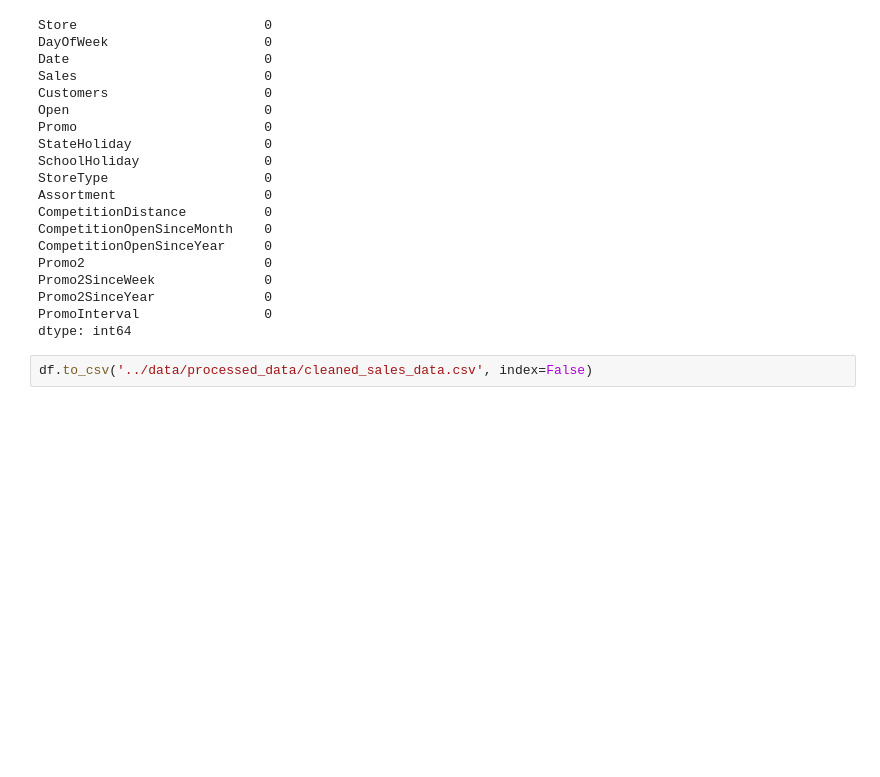
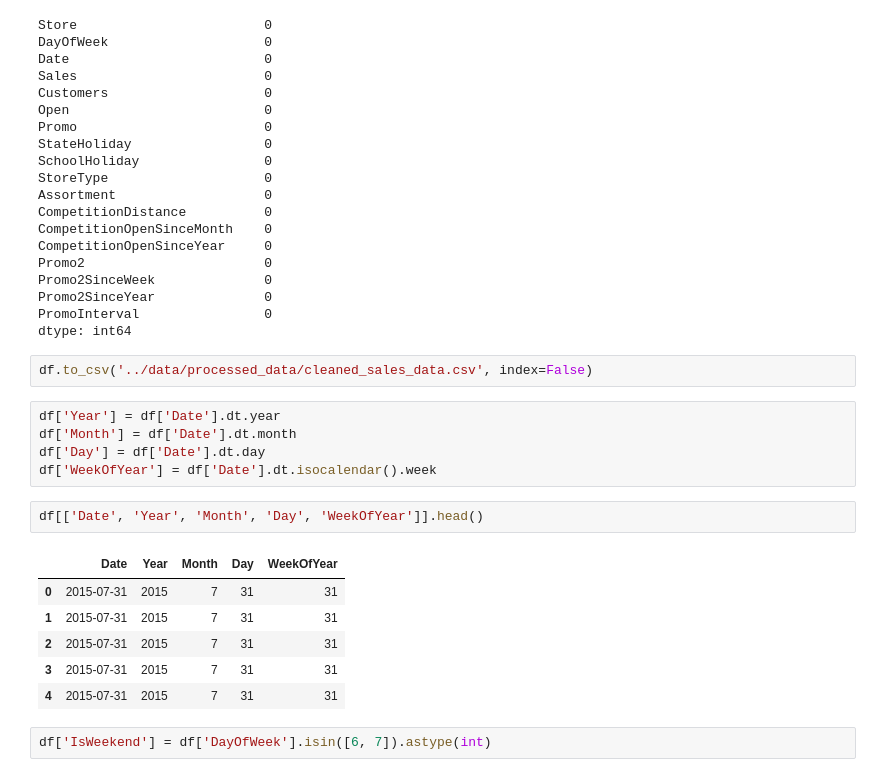
Before and after one commit to Sidhant-Jadhav/Sales_Prediction_Model, a Jupyter notebook: notebooks/exploration.ipynb, the cells around one changed output. Saved outputs shown, nothing was run; the diff lists cells and outputs as text; blank space fills up the shorter version.

```diff
--- a/notebooks/exploration.ipynb
+++ b/notebooks/exploration.ipynb
@@ -190,3 +190,19 @@ PromoInterval                0
 dtype: int64
 # %%
 df.to_csv('../data/processed_data/cleaned_sales_data.csv', index=False)
+# %%
+df['Year'] = df['Date'].dt.year
+df['Month'] = df['Date'].dt.month
+df['Day'] = df['Date'].dt.day
+df['WeekOfYear'] = df['Date'].dt.isocalendar().week
+# %%
+df[['Date', 'Year', 'Month', 'Day', 'WeekOfYear']].head()
+# %% [output]
+|  | Date | Year | Month | Day | WeekOfYear |
+| 0 | 2015-07-31 | 2015 | 7 | 31 | 31 |
+| 1 | 2015-07-31 | 2015 | 7 | 31 | 31 |
+| 2 | 2015-07-31 | 2015 | 7 | 31 | 31 |
+| 3 | 2015-07-31 | 2015 | 7 | 31 | 31 |
+| 4 | 2015-07-31 | 2015 | 7 | 31 | 31 |
+# %%
+df['IsWeekend'] = df['DayOfWeek'].isin([6, 7]).astype(int)
```
Also changed, not shown: parts of 9 cells of this notebook, 1 other file.
